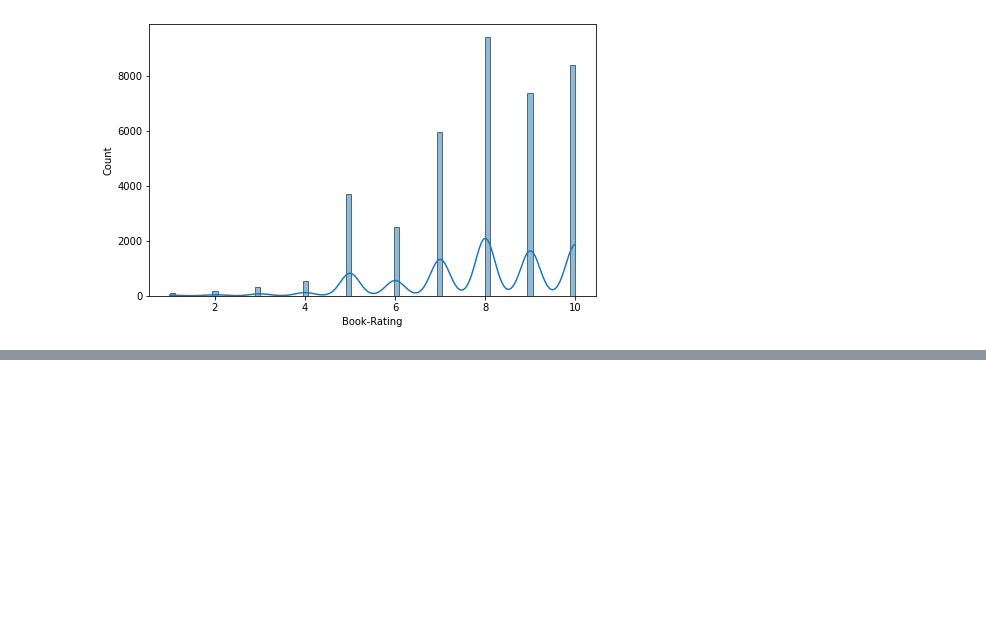
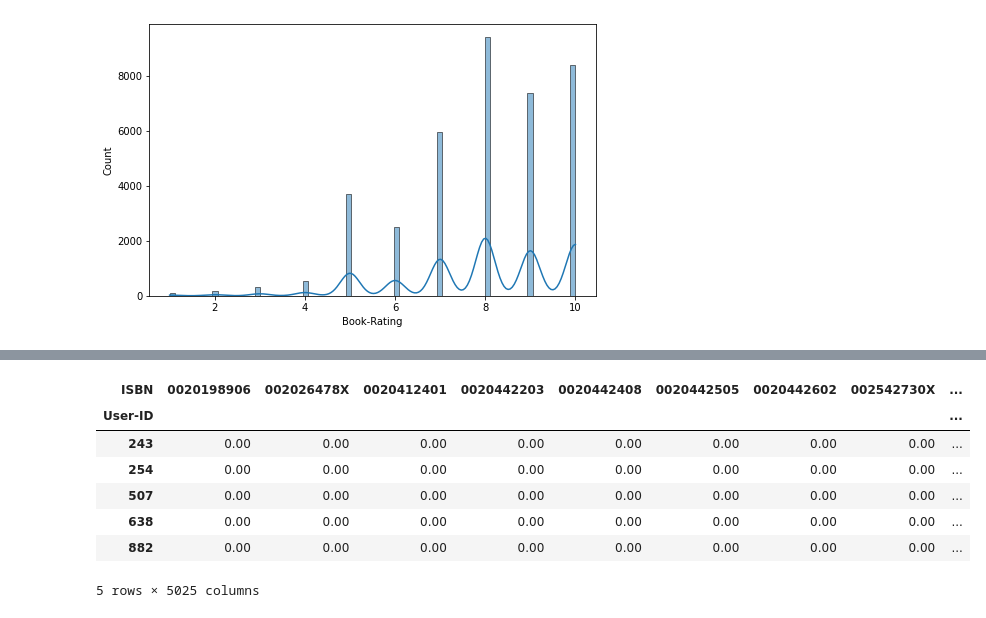
Before and after one commit to Aaryant31/Book-Recommendation-System, a Jupyter notebook: Rahul_Kumar_Soni_Book_Recommendation_System.ipynb, the cells around one changed output, grey strips where cells are left out. Saved outputs shown, nothing was run; the diff lists cells and outputs as text; code cells hidden in the pictures; blank space fills up the shorter version.

```diff
--- a/Rahul_Kumar_Soni_Book_Recommendation_System.ipynb
+++ b/Rahul_Kumar_Soni_Book_Recommendation_System.ipynb
@@ -642,0 +645,10 @@ plt.show()
+# %%
+from sklearn.model_selection import train_test_split
+
+interactions_train_df, interactions_test_df = train_test_split(interactions_full_df,
+                                   stratify=interactions_full_df['User-ID'],
+                                   test_size=0.20,
+                                   random_state=42)
+
+print('Number interactions on Train set: %d' % len(interactions_train_df))
+print('Number interactions on Test set: %d' % len(interactions_test_df))
@@ -642,0 +667,16 @@ plt.show()
+# %%
+#Creating a sparse pivot table with users in rows and items in columns
+users_items_pivot_matrix_df = interactions_train_df.pivot(index='User-ID',
+                                                          columns='ISBN',
+                                                          values='Book-Rating').fillna(0)
+
+users_items_pivot_matrix_df.head()
+# %% [output]
+| ISBN | 0020198906 | 002026478X | 0020412401 | 0020442203 | 0020442408 | 0020442505 | 0020442602 | 002542730X | ... |
+| User-ID |  |  |  |  |  |  |  |  | ... |
+| 243 | 0.00 | 0.00 | 0.00 | 0.00 | 0.00 | 0.00 | 0.00 | 0.00 | ... |
+| 254 | 0.00 | 0.00 | 0.00 | 0.00 | 0.00 | 0.00 | 0.00 | 0.00 | ... |
+| 507 | 0.00 | 0.00 | 0.00 | 0.00 | 0.00 | 0.00 | 0.00 | 0.00 | ... |
+| 638 | 0.00 | 0.00 | 0.00 | 0.00 | 0.00 | 0.00 | 0.00 | 0.00 | ... |
+| 882 | 0.00 | 0.00 | 0.00 | 0.00 | 0.00 | 0.00 | 0.00 | 0.00 | ... |
+5 rows × 5025 columns
```
Also changed, not shown: parts of 34 cells of this notebook.
